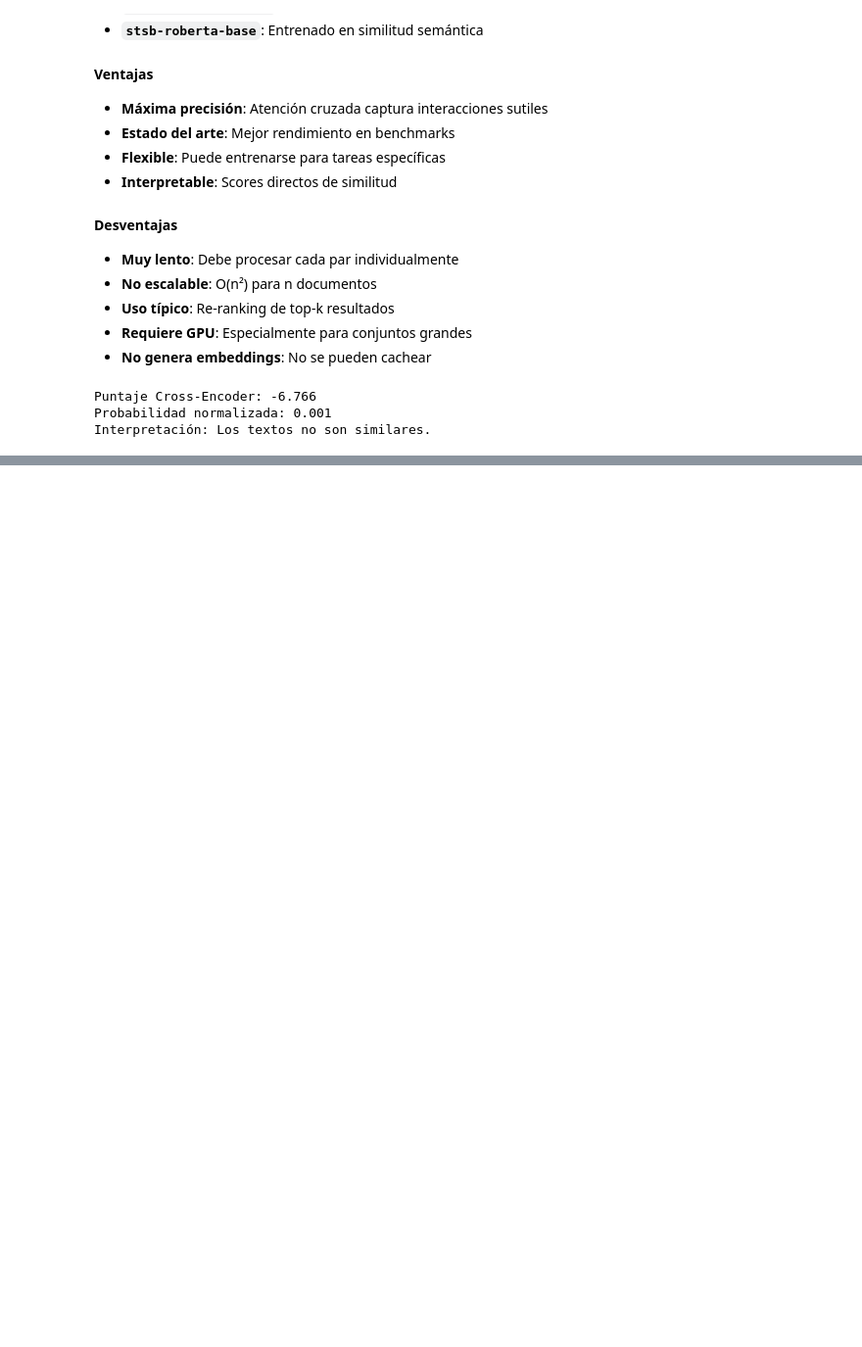
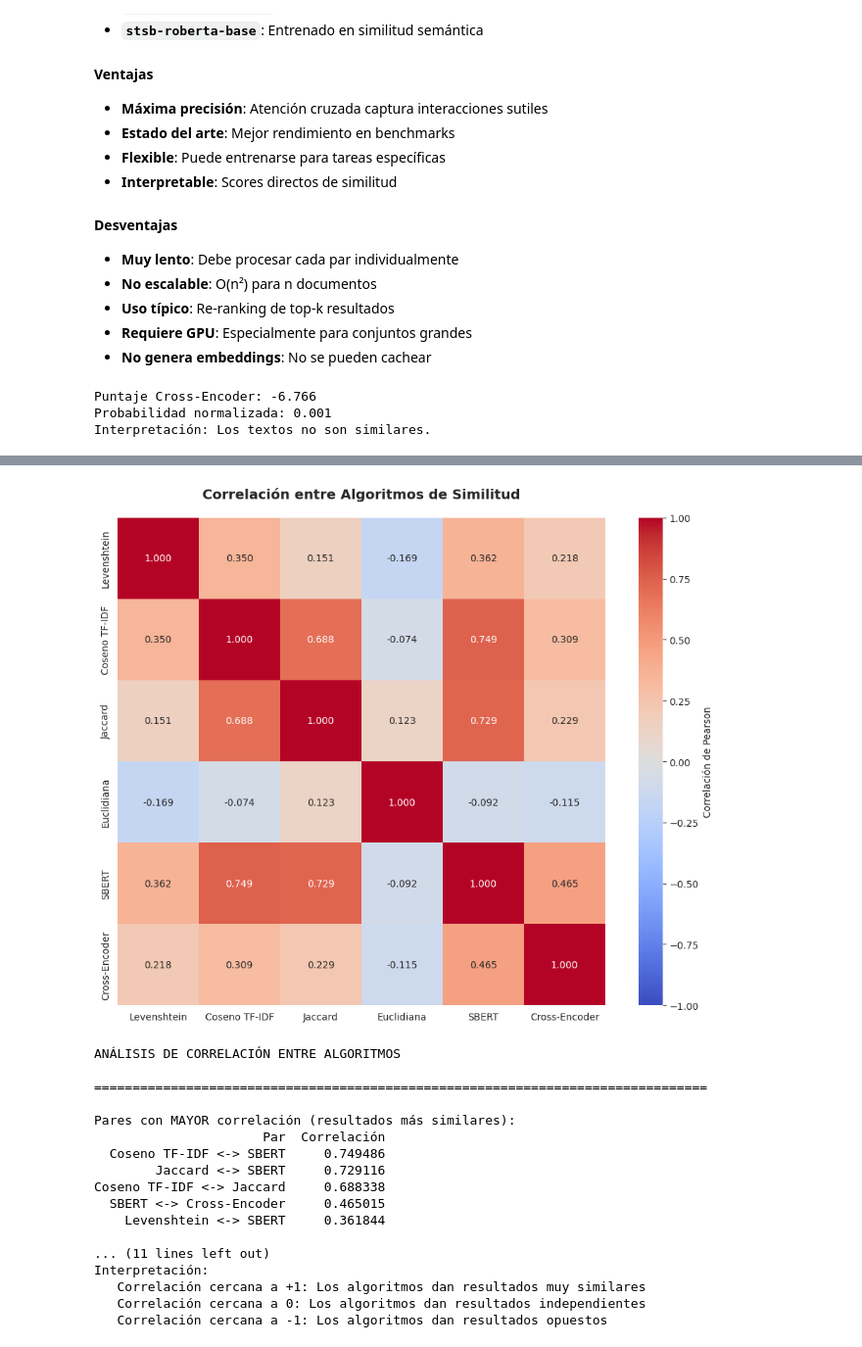
Before and after one commit to BrandonBrandon-alt/proyectoAnalisisAlgoritmos, a Jupyter notebook: proyecto/requerimiento2/Requeriemito2.ipynb, the cells around one changed output, grey strips where cells are left out. Shown at 98% size. Cells and saved outputs as stored; diff of their text form; code cells hidden in the pictures; blank space fills up the shorter version.

```diff
--- a/proyecto/requerimiento2/Requeriemito2.ipynb
+++ b/proyecto/requerimiento2/Requeriemito2.ipynb
@@ -753,0 +1232,80 @@ Interpretación: Los textos no son similares.
+# %%
+# Calcular correlación entre algoritmos
+correlation_matrix = np.zeros((len(algorithms), len(algorithms)))
+
+for i, algo1 in enumerate(algorithms):
+    for j, algo2 in enumerate(algorithms):
+        # Extraer valores del triángulo superior
+        vals1 = []
+        vals2 = []
+        for x in range(N_SAMPLES):
+            for y in range(x+1, N_SAMPLES):
+                vals1.append(results[algo1]['matrix'][x][y])
+                vals2.append(results[algo2]['matrix'][x][y])
+
+        # Calcular correlación de Pearson
+        correlation_matrix[i][j] = np.corrcoef(vals1, vals2)[0, 1]
+
+# Visualizar matriz de correlación
+fig, ax = plt.subplots(figsize=(10, 8))
+
+sns.heatmap(correlation_matrix,
+            annot=True,
+            fmt='.3f',
+            cmap='coolwarm',
+            vmin=-1,
+            vmax=1,
+            square=True,
+            cbar_kws={'label': 'Correlación de Pearson'},
+            xticklabels=algorithms,
+            yticklabels=algorithms,
+            ax=ax)
+
+ax.set_title('Correlación entre Algoritmos de Similitud', fontsize=14, fontweight='bold', pad=20)
+plt.tight_layout()
+plt.show()
+
+# Encontrar pares con mayor y menor correlación
+print("\nANÁLISIS DE CORRELACIÓN ENTRE ALGORITMOS\n")
+print("=" * 80)
+
+correlations = []
+for i in range(len(algorithms)):
+    for j in range(i+1, len(algorithms)):
+        correlations.append({
+            'Par': f"{algorithms[i]} <-> {algorithms[j]}",
+            'Correlación': correlation_matrix[i][j]
+        })
+
+df_corr = pd.DataFrame(correlations).sort_values('Correlación', ascending=False)
+
+print("\nPares con MAYOR correlación (resultados más similares):")
+print(df_corr.head(5).to_string(index=False))
+
+print("\n\nPares con MENOR correlación (resultados más diferentes):")
+print(df_corr.tail(5).to_string(index=False))
+
+print("\n" + "=" * 80)
+print("\nInterpretación:")
+print("   Correlación cercana a +1: Los algoritmos dan resultados muy similares")
+print("   Correlación cercana a 0: Los algoritmos dan resultados independientes")
+print("   Correlación cercana a -1: Los algoritmos dan resultados opuestos")
+# %% [output]
+[figure, added]
+ANÁLISIS DE CORRELACIÓN ENTRE ALGORITMOS
+
+================================================================================
+
+Pares con MAYOR correlación (resultados más similares):
+                      Par  Correlación
+  Coseno TF-IDF <-> SBERT     0.749486
+        Jaccard <-> SBERT     0.729116
+Coseno TF-IDF <-> Jaccard     0.688338
+  SBERT <-> Cross-Encoder     0.465015
+    Levenshtein <-> SBERT     0.361844
+
+... (11 lines left out)
+Interpretación:
+   Correlación cercana a +1: Los algoritmos dan resultados muy similares
+   Correlación cercana a 0: Los algoritmos dan resultados independientes
+   Correlación cercana a -1: Los algoritmos dan resultados opuestos
```
Also changed, not shown: parts of 14 cells of this notebook.
